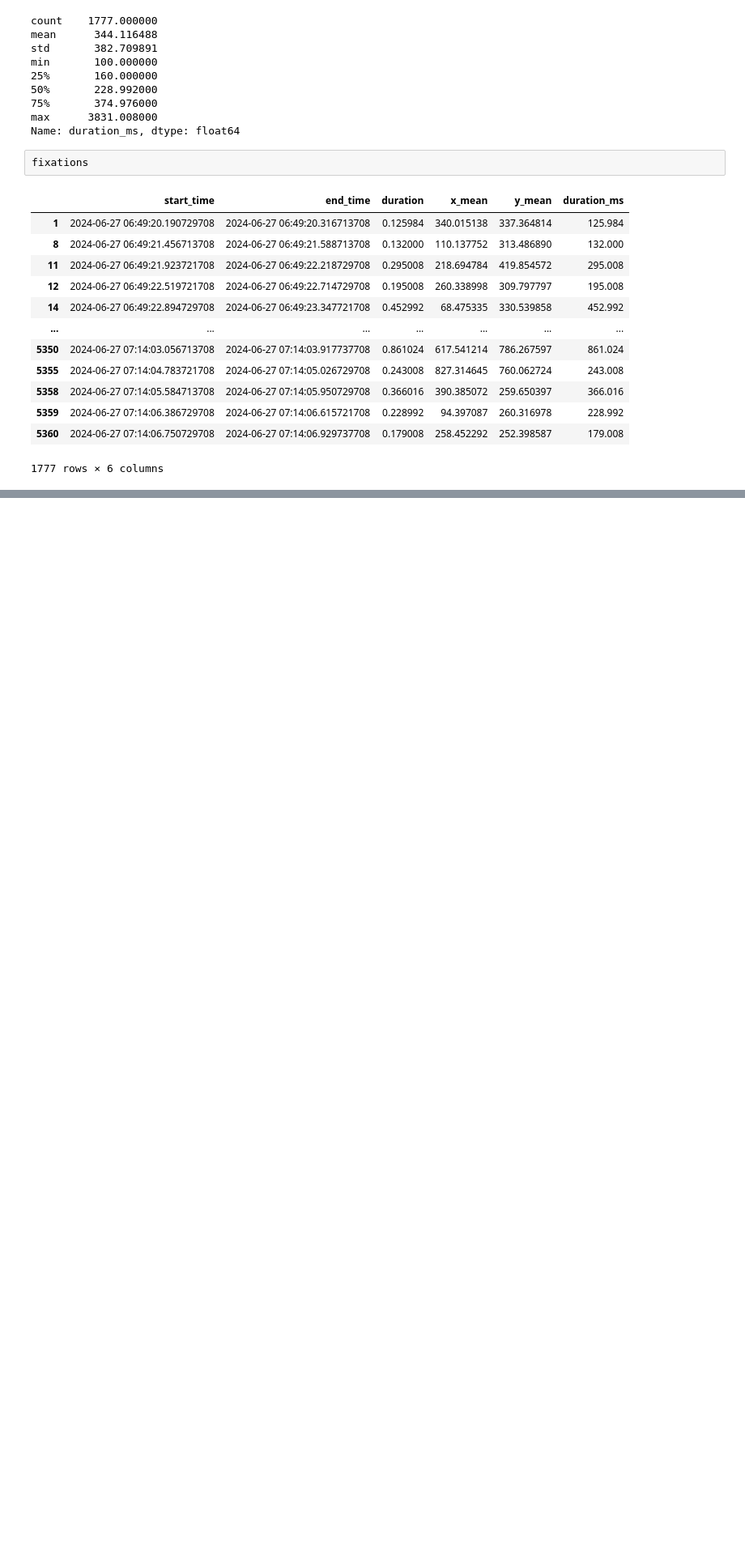
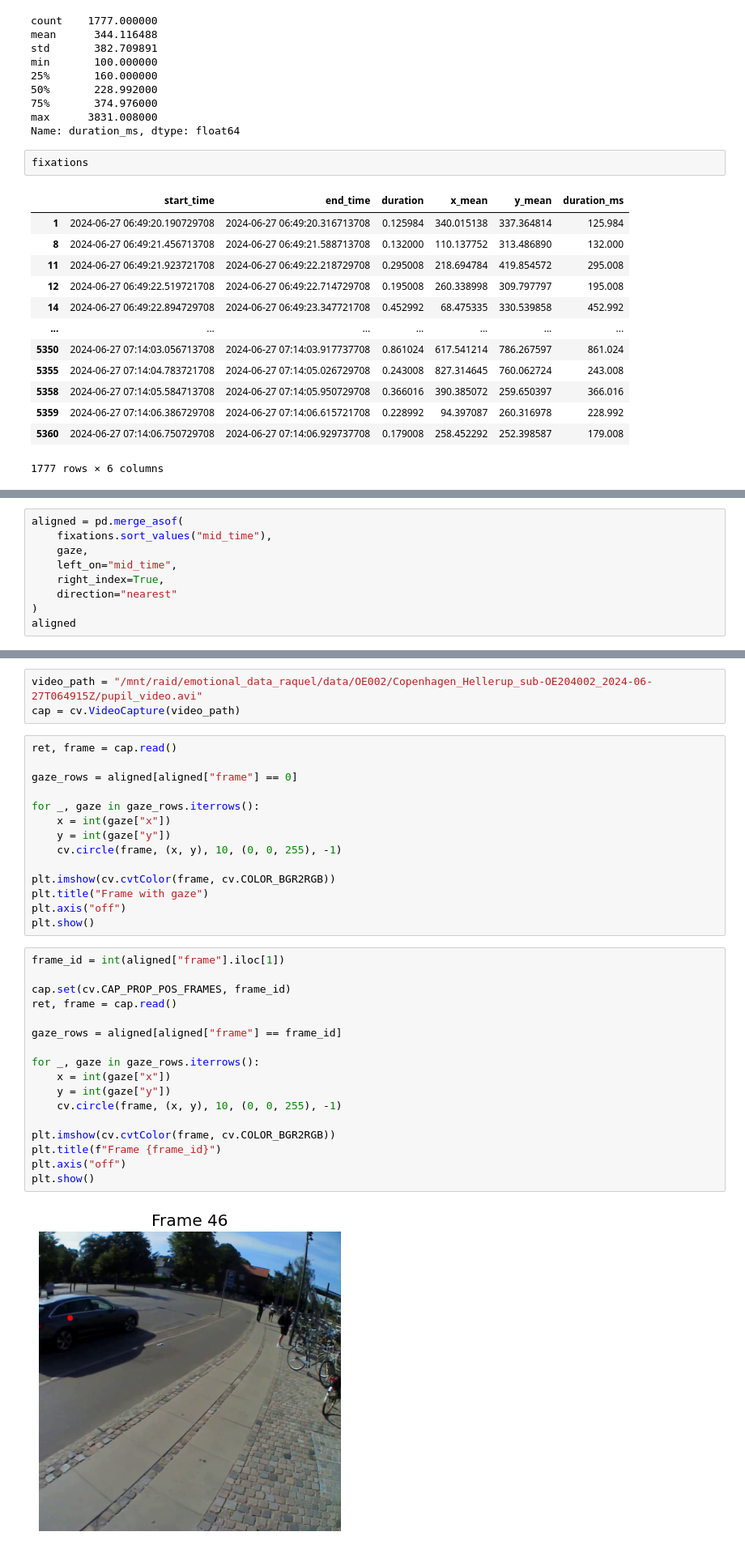
Before and after one commit to raquelmdtum/master-thesis, a Jupyter notebook: notebooks/do_eyetracking.ipynb, the cells around one changed output, grey strips where cells are left out. Shown at 81% size. Drawn from its saved outputs; the diff is of its cells as text; blank space fills up the shorter version.

```diff
--- a/notebooks/do_eyetracking.ipynb
+++ b/notebooks/do_eyetracking.ipynb
@@ -403,0 +495,9 @@ fixations
+# %%
+aligned = pd.merge_asof(
+    fixations.sort_values("mid_time"),
+    gaze,
+    left_on="mid_time",
+    right_index=True,
+    direction="nearest"
+)
+aligned
@@ -403,0 +518,36 @@ fixations
+# %%
+video_path = "/mnt/raid/emotional_data_raquel/data/OE002/Copenhagen_Hellerup_sub-OE204002_2024-06-27T064915Z/pupil_video.avi"
+cap = cv.VideoCapture(video_path)
+# %%
+ret, frame = cap.read()
+
+gaze_rows = aligned[aligned["frame"] == 0]
+
+for _, gaze in gaze_rows.iterrows():
+    x = int(gaze["x"])
+    y = int(gaze["y"])
+    cv.circle(frame, (x, y), 10, (0, 0, 255), -1)
+
+plt.imshow(cv.cvtColor(frame, cv.COLOR_BGR2RGB))
+plt.title("Frame with gaze")
+plt.axis("off")
+plt.show()
+# %%
+frame_id = int(aligned["frame"].iloc[1])
+
+cap.set(cv.CAP_PROP_POS_FRAMES, frame_id)
+ret, frame = cap.read()
+
+gaze_rows = aligned[aligned["frame"] == frame_id]
+
+for _, gaze in gaze_rows.iterrows():
+    x = int(gaze["x"])
+    y = int(gaze["y"])
+    cv.circle(frame, (x, y), 10, (0, 0, 255), -1)
+
+plt.imshow(cv.cvtColor(frame, cv.COLOR_BGR2RGB))
+plt.title(f"Frame {frame_id}")
+plt.axis("off")
+plt.show()
+# %% [output]
+[figure, added]
```
Also changed, not shown: parts of 14 cells of this notebook, 1 other file.
